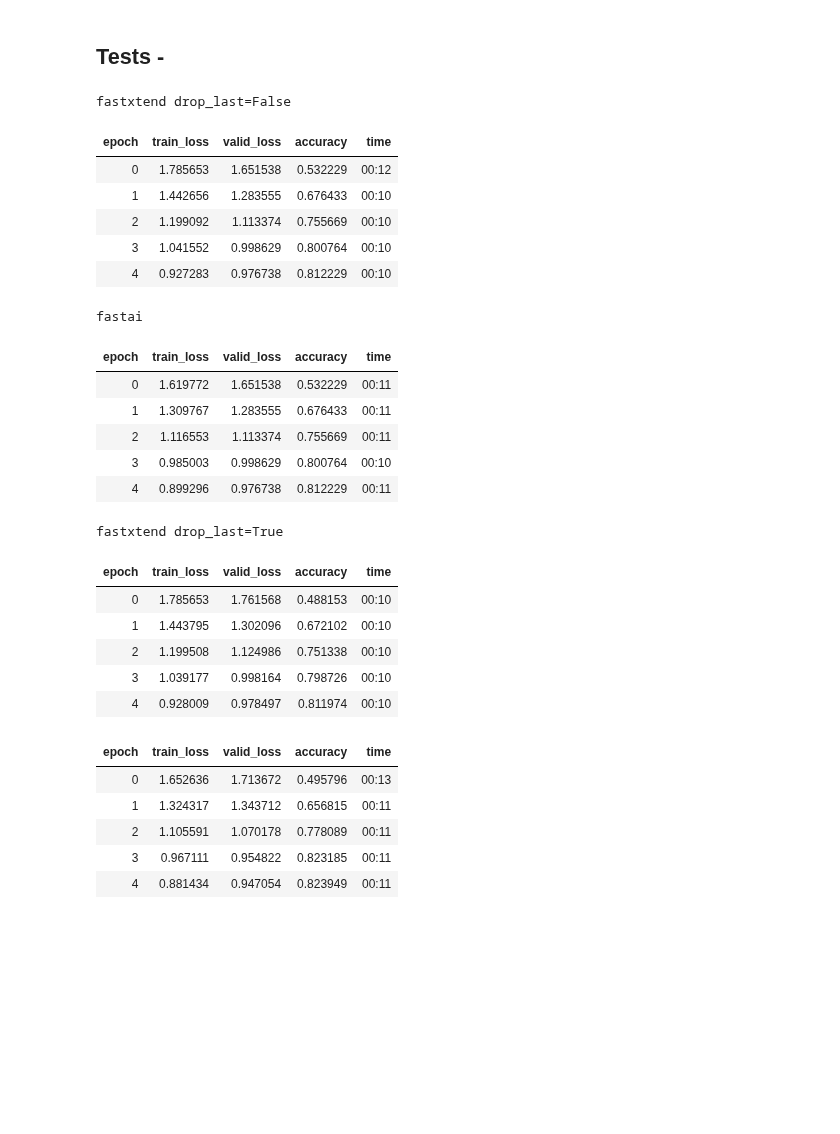
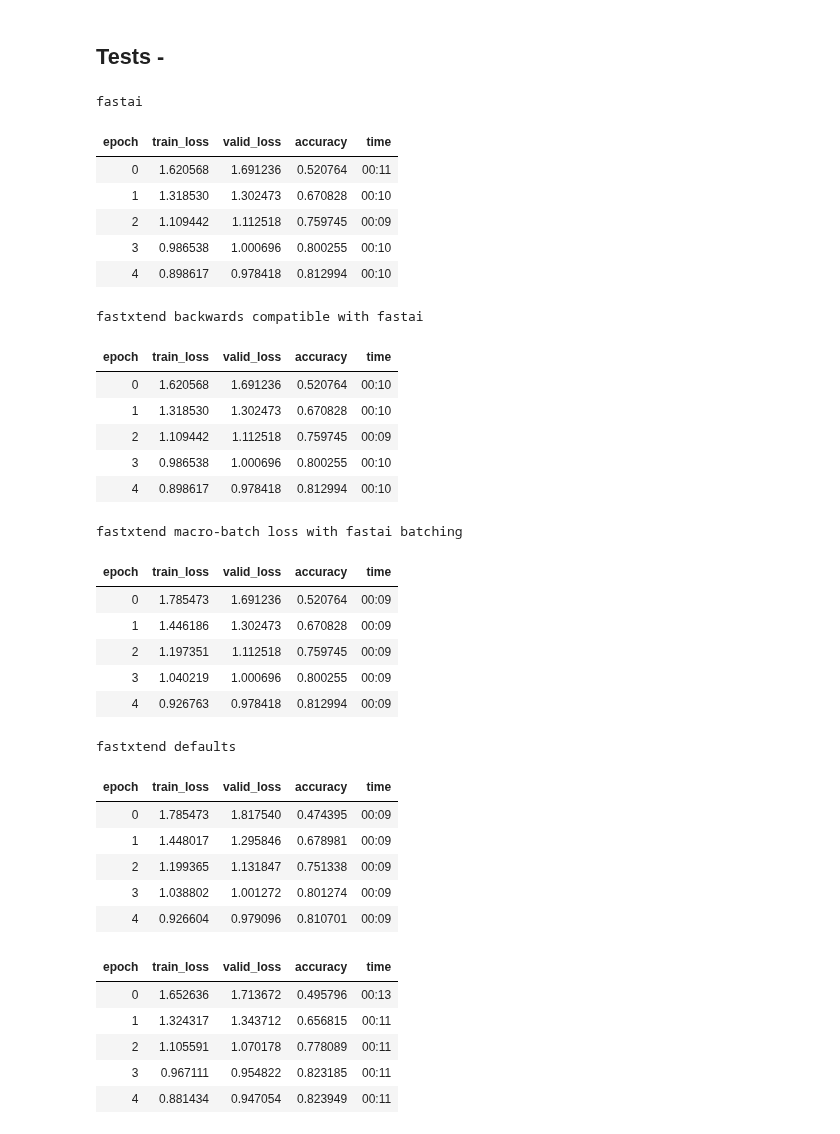
Before and after one commit to warner-benjamin/fastxtend, a Jupyter notebook: nbs/callback.gradaccum.ipynb, the cells around one changed output. Cells and saved outputs as stored; diff of their text form; code cells hidden in the pictures; blank space fills up the shorter version.

```diff
--- a/nbs/callback.gradaccum.ipynb
+++ b/nbs/callback.gradaccum.ipynb
@@ -205,55 +215,70 @@ from fastxtend.utils import free_gpu_memory
 #|cuda
 imagenette = untar_data(URLs.IMAGENETTE_160)
 
-accuracy = []
-batches = [32,32,32]
-callbacks = [GradientAccumulation(128, drop_last=False), GradAccum(128), GradientAccumulation(128)]
-names = ['fastxtend drop_last=False', 'fastai', 'fastxtend drop_last=True']
+train_loss, valid_loss, accuracy = [], [], []
+batches = [32,32,32,32]
+callbacks = [GradAccum(128), GradientAccumulation(128, drop_last=False, log_accum_batch=False),
+             GradientAccumulation(128, drop_last=False), GradientAccumulation(128)]
+names = ['fastai', 'fastxtend backwards compatible with fastai',
+         'fastxtend macro-batch loss with fastai batching', 'fastxtend defaults']
 
 for bs, cb, name in zip(batches, callbacks, names):
     print(name)
     with less_random():
         dblock = DataBlock(blocks=(ImageBlock, CategoryBlock),
                         splitter=GrandparentSplitter(valid_name='val'),
                         get_items=get_image_files, get_y=parent_label,
                         item_tfms=Resize(128),
                         batch_tfms=[Normalize.from_stats(*imagenet_stats)])
 
         dls = dblock.dataloaders(imagenette, bs=bs, num_workers=num_cpus())
 
         cbs = [] if cb is None else [cb]
         learn = Learner(dls, xresnext34(n_out=dls.c), opt_func=adam(foreach=True),
                         loss_func=nn.CrossEntropyLoss(label_smoothing=0.1),
                         metrics=Accuracy(), cbs=cbs+[LastMetricCallback()]).to_channelslast()
 
         learn.fit_one_cycle(5, 3e-3)
+        train_loss.append(learn.lastmetric['train_loss'])
+        valid_loss.append(learn.lastmetric['valid_loss'])
         accuracy.append(learn.lastmetric['accuracy'])
 
         free_gpu_memory(learn, dls)
 
+test_close(train_loss[0], train_loss[1])
+test_close(valid_loss[0], valid_loss[1])
+test_close(valid_loss[0], valid_loss[2])
 test_close(accuracy[0], accuracy[1])
+test_close(accuracy[0], accuracy[2])
 # %% [output]
-fastxtend drop_last=False
+fastai
 | epoch | train_loss | valid_loss | accuracy | time |
-| 0 | 1.785653 | 1.651538 | 0.532229 | 00:12 |
-| 1 | 1.442656 | 1.283555 | 0.676433 | 00:10 |
-| 2 | 1.199092 | 1.113374 | 0.755669 | 00:10 |
-| 3 | 1.041552 | 0.998629 | 0.800764 | 00:10 |
-| 4 | 0.927283 | 0.976738 | 0.812229 | 00:10 |
+| 0 | 1.620568 | 1.691236 | 0.520764 | 00:11 |
+| 1 | 1.318530 | 1.302473 | 0.670828 | 00:10 |
+| 2 | 1.109442 | 1.112518 | 0.759745 | 00:09 |
+| 3 | 0.986538 | 1.000696 | 0.800255 | 00:10 |
+| 4 | 0.898617 | 0.978418 | 0.812994 | 00:10 |
-fastai
+fastxtend backwards compatible with fastai
 | epoch | train_loss | valid_loss | accuracy | time |
-| 0 | 1.619772 | 1.651538 | 0.532229 | 00:11 |
-| 1 | 1.309767 | 1.283555 | 0.676433 | 00:11 |
-| 2 | 1.116553 | 1.113374 | 0.755669 | 00:11 |
-| 3 | 0.985003 | 0.998629 | 0.800764 | 00:10 |
-| 4 | 0.899296 | 0.976738 | 0.812229 | 00:11 |
+| 0 | 1.620568 | 1.691236 | 0.520764 | 00:10 |
+| 1 | 1.318530 | 1.302473 | 0.670828 | 00:10 |
+| 2 | 1.109442 | 1.112518 | 0.759745 | 00:09 |
+| 3 | 0.986538 | 1.000696 | 0.800255 | 00:10 |
+| 4 | 0.898617 | 0.978418 | 0.812994 | 00:10 |
-fastxtend drop_last=True
+fastxtend macro-batch loss with fastai batching
 | epoch | train_loss | valid_loss | accuracy | time |
-| 0 | 1.785653 | 1.761568 | 0.488153 | 00:10 |
-| 1 | 1.443795 | 1.302096 | 0.672102 | 00:10 |
-| 2 | 1.199508 | 1.124986 | 0.751338 | 00:10 |
-| 3 | 1.039177 | 0.998164 | 0.798726 | 00:10 |
-| 4 | 0.928009 | 0.978497 | 0.811974 | 00:10 |
+| 0 | 1.785473 | 1.691236 | 0.520764 | 00:09 |
+| 1 | 1.446186 | 1.302473 | 0.670828 | 00:09 |
+| 2 | 1.197351 | 1.112518 | 0.759745 | 00:09 |
+| 3 | 1.040219 | 1.000696 | 0.800255 | 00:09 |
+| 4 | 0.926763 | 0.978418 | 0.812994 | 00:09 |
+fastxtend defaults
+| epoch | train_loss | valid_loss | accuracy | time |
+| 0 | 1.785473 | 1.817540 | 0.474395 | 00:09 |
+| 1 | 1.448017 | 1.295846 | 0.678981 | 00:09 |
+| 2 | 1.199365 | 1.131847 | 0.751338 | 00:09 |
+| 3 | 1.038802 | 1.001272 | 0.801274 | 00:09 |
+| 4 | 0.926604 | 0.979096 | 0.810701 | 00:09 |
 # %%
 #|hide
 #|cuda
```
Also changed, not shown: parts of 3 cells of this notebook, 11 other files.
